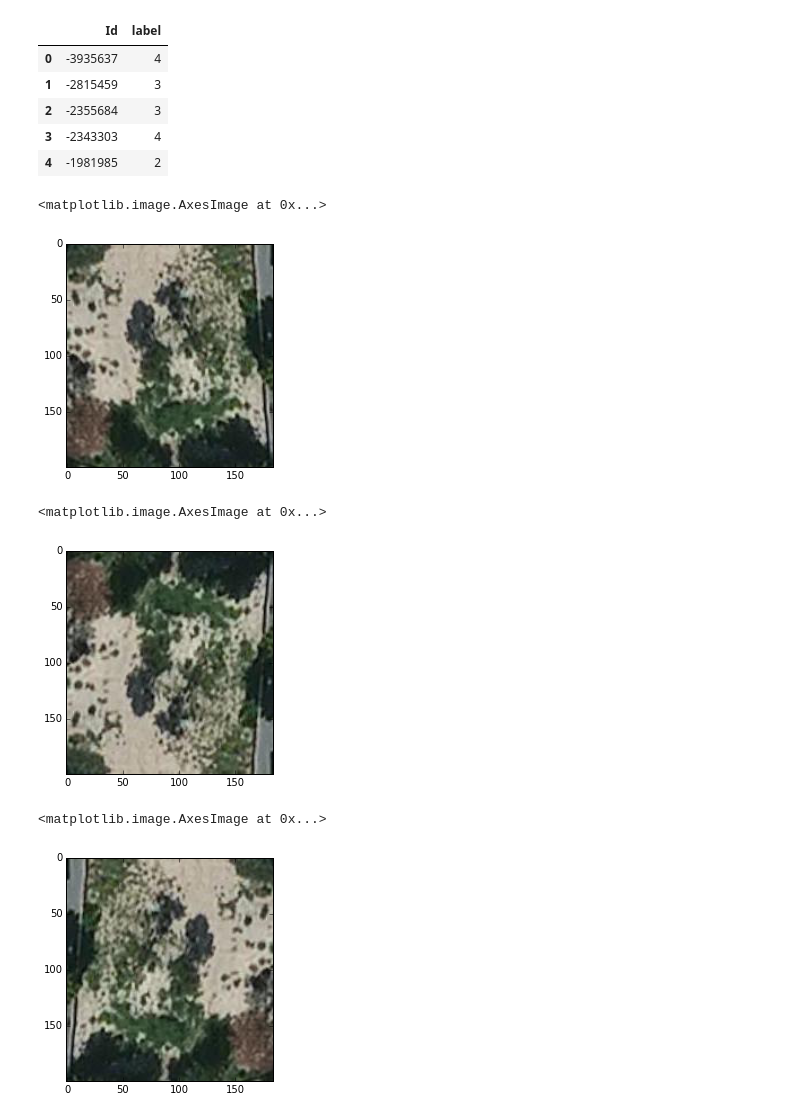
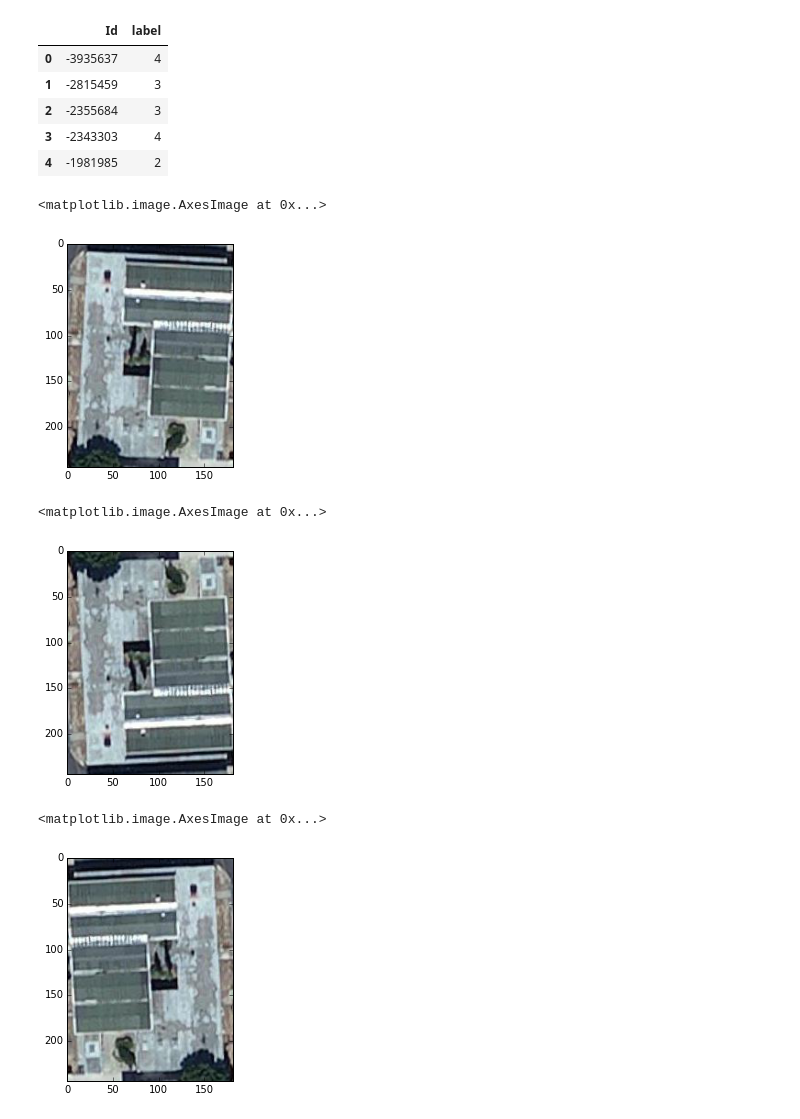
Before and after one commit to pvchaumier/dsg, a Jupyter notebook: notebooks/Image analysis.ipynb, the cells around one changed output. Saved outputs shown, nothing was run; the diff lists cells and outputs as text; code cells hidden in the pictures.

```diff
--- a/notebooks/Image analysis.ipynb
+++ b/notebooks/Image analysis.ipynb
@@ -25,22 +25,22 @@ df.head()
 | 3 | -2343303 | 4 |
 | 4 | -1981985 | 2 |
 # %%
-img_path = IMAGE_FOLDER + str(ids[0]) + '.jpg'
+img_path = IMAGE_FOLDER + str(ids[1]) + '.jpg'
 img = misc.imread(img_path)
 plt.imshow(img)
 # %% [output]
 <matplotlib.image.AxesImage at 0x...>
-[figure, old version]
+[figure, new version]
 # %%
 # horizontal flip
 plt.imshow(img[::-1,:,:])
 # %% [output]
 <matplotlib.image.AxesImage at 0x...>
-[figure, old version]
+[figure, new version]
 # %%
 # Vertical flip
 plt.imshow(img[:,::-1,:])
 # %% [output]
 <matplotlib.image.AxesImage at 0x...>
-[figure, old version]
+[figure, new version]
 # %%
```
Also changed, not shown: parts of 2 cells of this notebook, 1 other file.
